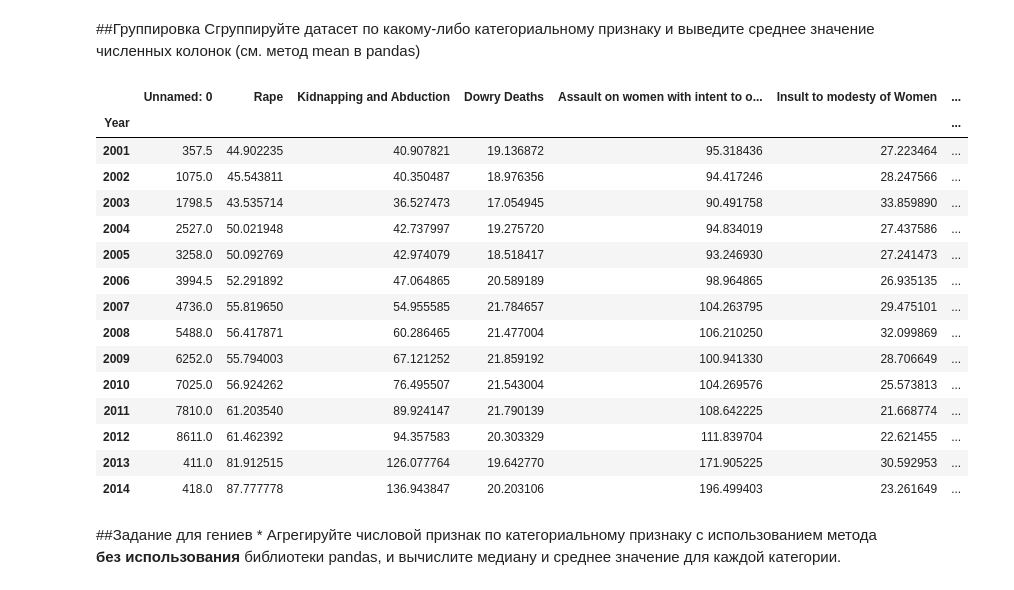
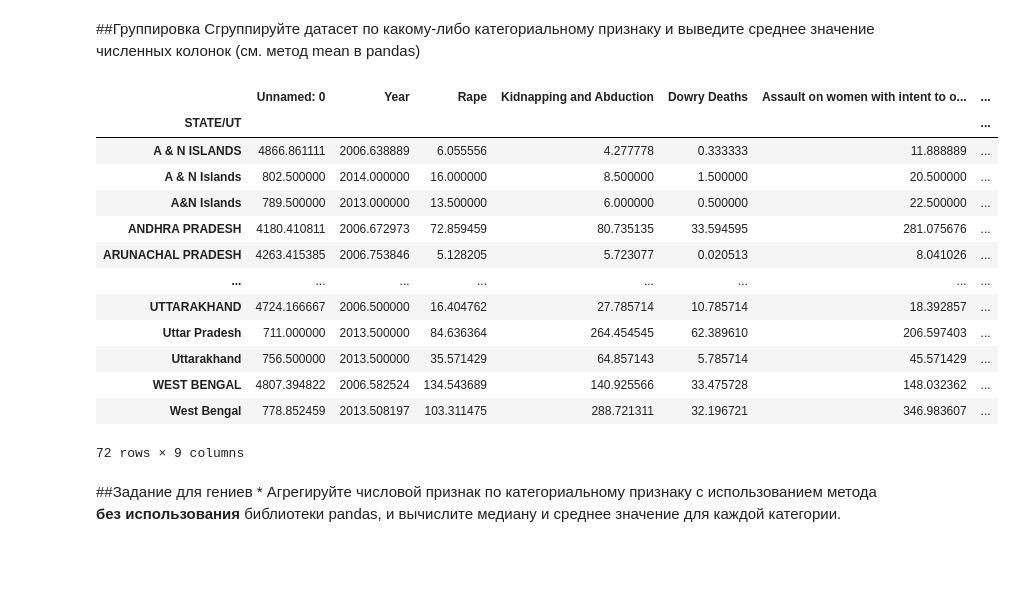
Before and after one commit to TN1928/machinescreatemachines, a Jupyter notebook: Копия_блокнота_"Задание_1_ipynb".ipynb, the cells around one changed output. Saved outputs shown, nothing was run; the diff lists cells and outputs as text; code cells hidden in the pictures; blank space fills up the shorter version.

```diff
--- a/Копия_блокнота_"Задание_1_ipynb".ipynb
+++ b/Копия_блокнота_"Задание_1_ipynb".ipynb
@@ -170,26 +170,24 @@ df[df["Kidnapping and Abduction"] > 100]
 ##Группировка
 Сгруппируйте датасет по какому-либо категориальному признаку и выведите среднее значение численных колонок (см. метод mean в pandas)
 # %%
-df.groupby('Year').mean()
+df.groupby('STATE/UT').mean(numeric_only=True)
 
 #Группировка
 # %% [output]
-|  | Unnamed: 0 | Rape | Kidnapping and Abduction | Dowry Deaths | Assault on women with intent to o... | Insult to modesty of Women | ... |
-| Year |  |  |  |  |  |  | ... |
-| 2001 | 357.5 | 44.902235 | 40.907821 | 19.136872 | 95.318436 | 27.223464 | ... |
-| 2002 | 1075.0 | 45.543811 | 40.350487 | 18.976356 | 94.417246 | 28.247566 | ... |
-| 2003 | 1798.5 | 43.535714 | 36.527473 | 17.054945 | 90.491758 | 33.859890 | ... |
-| 2004 | 2527.0 | 50.021948 | 42.737997 | 19.275720 | 94.834019 | 27.437586 | ... |
-| 2005 | 3258.0 | 50.092769 | 42.974079 | 18.518417 | 93.246930 | 27.241473 | ... |
-| 2006 | 3994.5 | 52.291892 | 47.064865 | 20.589189 | 98.964865 | 26.935135 | ... |
-| 2007 | 4736.0 | 55.819650 | 54.955585 | 21.784657 | 104.263795 | 29.475101 | ... |
-| 2008 | 5488.0 | 56.417871 | 60.286465 | 21.477004 | 106.210250 | 32.099869 | ... |
-| 2009 | 6252.0 | 55.794003 | 67.121252 | 21.859192 | 100.941330 | 28.706649 | ... |
-| 2010 | 7025.0 | 56.924262 | 76.495507 | 21.543004 | 104.269576 | 25.573813 | ... |
-| 2011 | 7810.0 | 61.203540 | 89.924147 | 21.790139 | 108.642225 | 21.668774 | ... |
-| 2012 | 8611.0 | 61.462392 | 94.357583 | 20.303329 | 111.839704 | 22.621455 | ... |
-| 2013 | 411.0 | 81.912515 | 126.077764 | 19.642770 | 171.905225 | 30.592953 | ... |
-| 2014 | 418.0 | 87.777778 | 136.943847 | 20.203106 | 196.499403 | 23.261649 | ... |
+|  | Unnamed: 0 | Year | Rape | Kidnapping and Abduction | Dowry Deaths | Assault on women with intent to o... | ... |
+| STATE/UT |  |  |  |  |  |  | ... |
+| A & N ISLANDS | 4866.861111 | 2006.638889 | 6.055556 | 4.277778 | 0.333333 | 11.888889 | ... |
+| A & N Islands | 802.500000 | 2014.000000 | 16.000000 | 8.500000 | 1.500000 | 20.500000 | ... |
+| A&N Islands | 789.500000 | 2013.000000 | 13.500000 | 6.000000 | 0.500000 | 22.500000 | ... |
+| ANDHRA PRADESH | 4180.410811 | 2006.672973 | 72.859459 | 80.735135 | 33.594595 | 281.075676 | ... |
+| ARUNACHAL PRADESH | 4263.415385 | 2006.753846 | 5.128205 | 5.723077 | 0.020513 | 8.041026 | ... |
+| ... | ... | ... | ... | ... | ... | ... | ... |
+| UTTARAKHAND | 4724.166667 | 2006.500000 | 16.404762 | 27.785714 | 10.785714 | 18.392857 | ... |
+| Uttar Pradesh | 711.000000 | 2013.500000 | 84.636364 | 264.454545 | 62.389610 | 206.597403 | ... |
+| Uttarakhand | 756.500000 | 2013.500000 | 35.571429 | 64.857143 | 5.785714 | 45.571429 | ... |
+| WEST BENGAL | 4807.394822 | 2006.582524 | 134.543689 | 140.925566 | 33.475728 | 148.032362 | ... |
+| West Bengal | 778.852459 | 2013.508197 | 103.311475 | 288.721311 | 32.196721 | 346.983607 | ... |
+72 rows × 9 columns
 # %% [markdown]
 ##Задание для гениев *
 Агрегируйте числовой признак по категориальному признаку с использованием метода **без использования** библиотеки pandas, и вычислите медиану и среднее значение для каждой категории.
```
